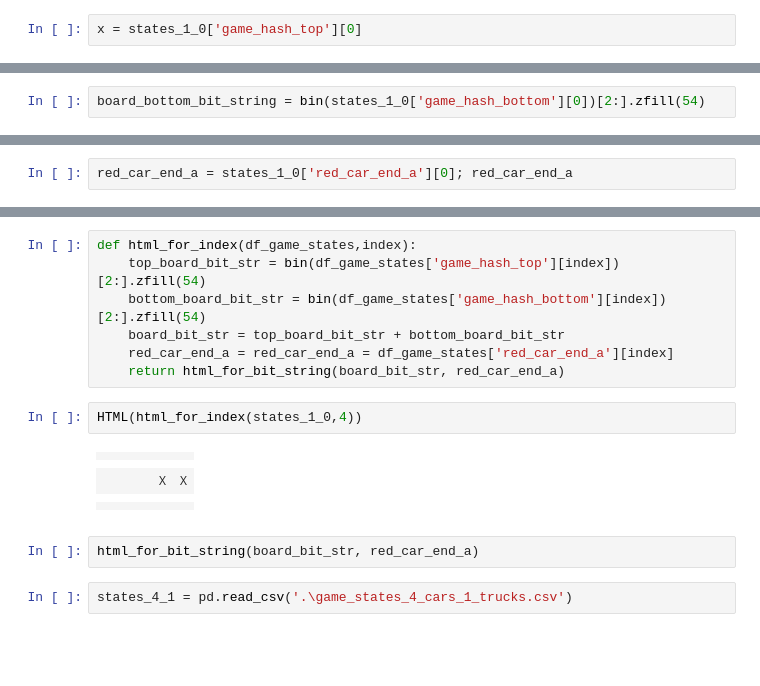
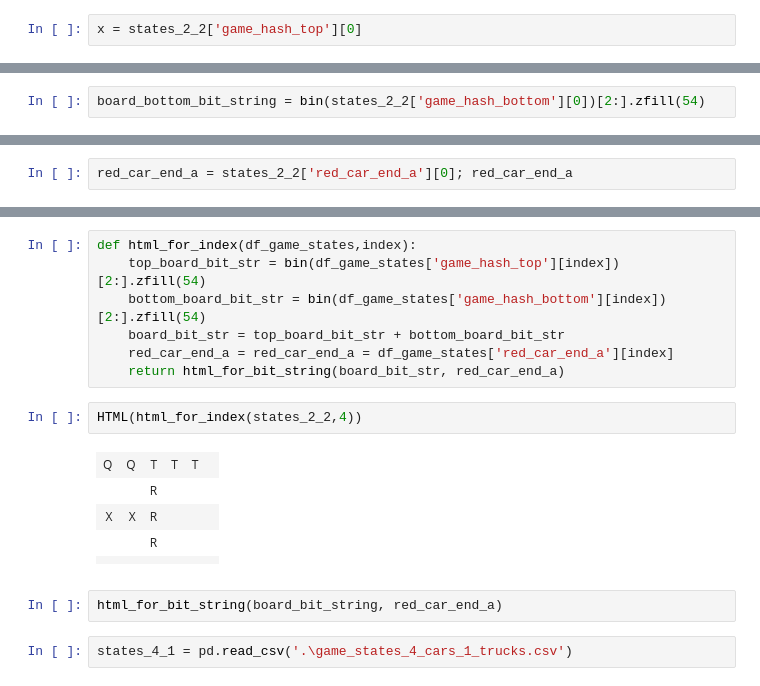
Before and after one commit to crhaithcock/RushHour, a Jupyter notebook: RushHourPy/analysis_prototypes/HTML Display From CSV File.ipynb, the cells around one changed output, grey strips where cells are left out. Cells and saved outputs as stored; diff of their text form; blank space fills up the shorter version.

```diff
--- a/RushHourPy/analysis_prototypes/RH Graph from CSV Files.ipynb
+++ b/RushHourPy/analysis_prototypes/HTML Display From CSV File.ipynb
@@ -56,7 +53,7 @@ h = HTML(s); h
 | header 1 | header 2 |
 | foo | bar |
 # %%
-x = states_1_0['game_hash_top'][0]
+x = states_2_2['game_hash_top'][0]
 # %%
 x
 # %% [output]
@@ -66,7 +63,7 @@ board_top_bit_string = bin(x)[2:].zfill(54)
 # %%
 board_top = [board_top_bit_string[i:i+3] for i in range(0,54,3)]
 # %%
-board_bottom_bit_string = bin(states_1_0['game_hash_bottom'][0])[2:].zfill(54)
+board_bottom_bit_string = bin(states_2_2['game_hash_bottom'][0])[2:].zfill(54)
 # %%
 board_bottom = [board_bottom_bit_string[i:i+3] for i in range(0,54,3)]
 # %%
@@ -74,7 +71,7 @@ board_bottom
 # %%
 board_bit_string = board_top + board_bottom
 # %%
-red_car_end_a = states_1_0['red_car_end_a'][0]; red_car_end_a
+red_car_end_a = states_2_2['red_car_end_a'][0]; red_car_end_a
 # %% [output]
 12
 # %%
@@ -226,16 +223,16 @@ def html_for_index(df_game_states,index):
     red_car_end_a = red_car_end_a = df_game_states['red_car_end_a'][index]
     return html_for_bit_string(board_bit_str, red_car_end_a)
 # %%
-HTML(html_for_index(states_1_0,4))
+HTML(html_for_index(states_2_2,4))
 # %% [output]
+| Q | Q | T | T | T |  |
+|  |  | R |  |  |  |
+| X | X | R |  |  |  |
+|  |  | R |  |  |  |
 |  |  |  |  |  |  |
 |  |  |  |  |  |  |
-|  |  |  |  | X | X |
-|  |  |  |  |  |  |
-|  |  |  |  |  |  |
-|  |  |  |  |  |  |
 # %%
-html_for_bit_string(board_bit_str, red_car_end_a)
+html_for_bit_string(board_bit_string, red_car_end_a)
 # %%
 states_4_1 = pd.read_csv('.\game_states_4_cars_1_trucks.csv')
 # %%
```
Also changed, not shown: parts of 11 cells of this notebook.
